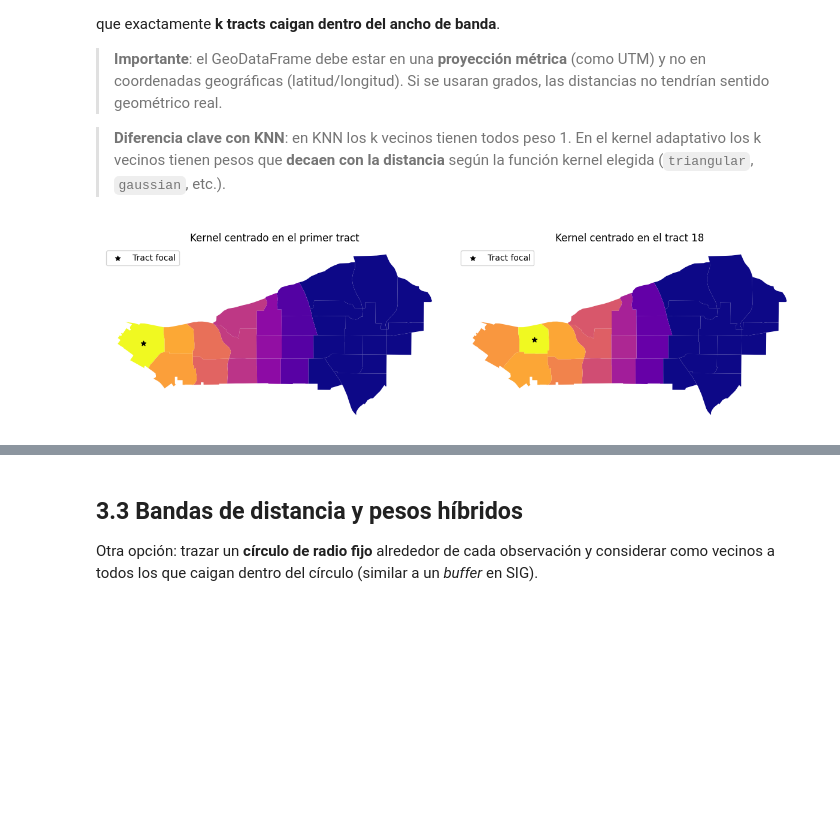
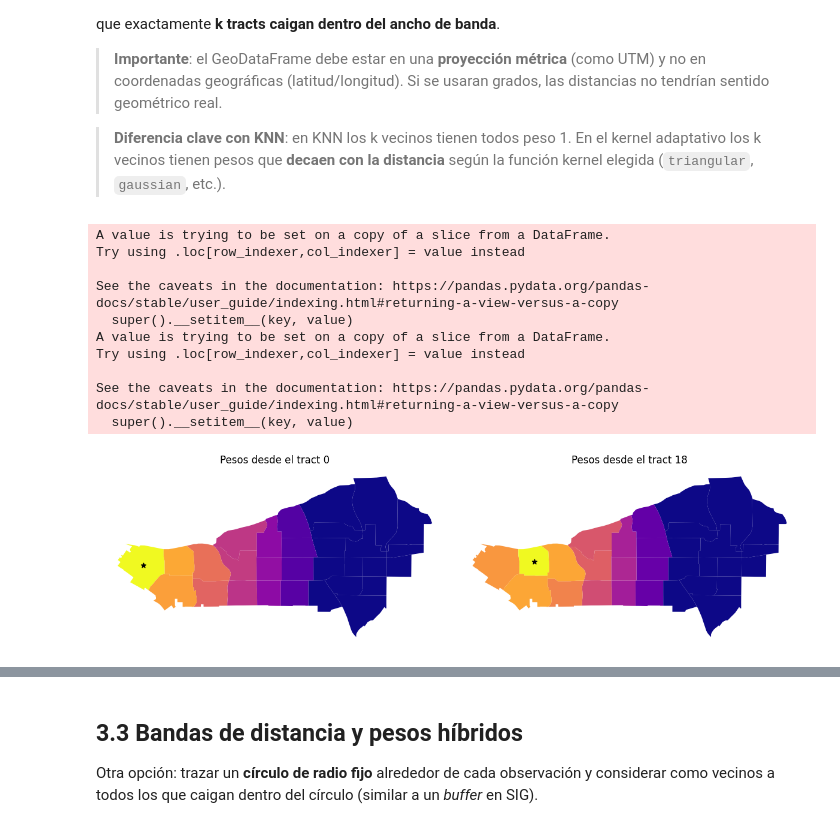
Before and after one commit to daniopitz/geodata, a Jupyter notebook: 02_pesos_espaciales.ipynb, the cells around one changed output, grey strips where cells are left out. Drawn from its saved outputs; the diff is of its cells as text; code cells hidden in the pictures; blank space fills up the shorter version.

```diff
--- a/02_pesos_espaciales.ipynb
+++ b/02_pesos_espaciales.ipynb
@@ -749,26 +735,40 @@ pero siempre garantizando que exactamente **k tracts caigan dentro del ancho de
 > En el kernel adaptativo los k vecinos tienen pesos que **decaen con la distancia**
 > según la función kernel elegida (`triangular`, `gaussian`, etc.).
 # %%
-# Visualizar los pesos kernel para dos observaciones focales
+# Convertir pesos a matriz completa (filas = tracts, columnas = pesos hacia otros tracts)
 full_matrix, ids = w_adaptive.full()
 
-f, ax = plt.subplots(1, 2, figsize=(12, 6), subplot_kw=dict(aspect="equal"))
+f, ax = plt.subplots(1, 2, figsize=(12, 6))
 
-# Kernel centrado en la primera observación
-sub_30.assign(peso_0=full_matrix[0]).plot("peso_0", cmap="plasma", ax=ax[0])
-sub_30.iloc[[0], :].centroid.plot(ax=ax[0], marker="*", color="k", label="Tract focal")
-ax[0].set_title("Kernel centrado en el primer tract")
+# --- Panel izquierdo: tract 0 como focal ---
+# Agrega al mapa una columna con los pesos que el tract 0 le da a cada vecino
+sub_30["pesos"] = full_matrix[0]  # fila 0 = pesos desde el tract 0
+sub_30.plot("pesos", cmap="plasma", ax=ax[0])  # color = intensidad del peso
+
+# Marca el tract focal con una estrella
+sub_30.iloc[[0]].centroid.plot(ax=ax[0], marker="*", color="k")
+ax[0].set_title("Pesos desde el tract 0")
 ax[0].set_axis_off()
-ax[0].legend(loc="upper left")
 
-# Kernel centrado en la 18ª observación
-sub_30.assign(peso_18=full_matrix[17]).plot("peso_18", cmap="plasma", ax=ax[1])
-sub_30.iloc[[17], :].centroid.plot(ax=ax[1], marker="*", color="k", label="Tract focal")
-ax[1].set_title("Kernel centrado en el tract 18")
+# --- Panel derecho: tract 18 como focal ---
+sub_30["pesos"] = full_matrix[17]  # fila 17 = pesos desde el tract 18
+sub_30.plot("pesos", cmap="plasma", ax=ax[1])
+
+sub_30.iloc[[17]].centroid.plot(ax=ax[1], marker="*", color="k")
+ax[1].set_title("Pesos desde el tract 18")
 ax[1].set_axis_off()
-ax[1].legend(loc="upper left")
 
 plt.tight_layout()
 plt.show()
 # %% [output]
+A value is trying to be set on a copy of a slice from a DataFrame.
+Try using .loc[row_indexer,col_indexer] = value instead
+
+See the caveats in the documentation: https://pandas.pydata.org/pandas-docs/stable/user_guide/indexing.html#returning-a-view-versus-a-copy
+  super().__setitem__(key, value)
+A value is trying to be set on a copy of a slice from a DataFrame.
+Try using .loc[row_indexer,col_indexer] = value instead
+
+See the caveats in the documentation: https://pandas.pydata.org/pandas-docs/stable/user_guide/indexing.html#returning-a-view-versus-a-copy
+  super().__setitem__(key, value)
-[figure, old version]
+[figure, new version]
```
Also changed, not shown: parts of 41 cells of this notebook.
